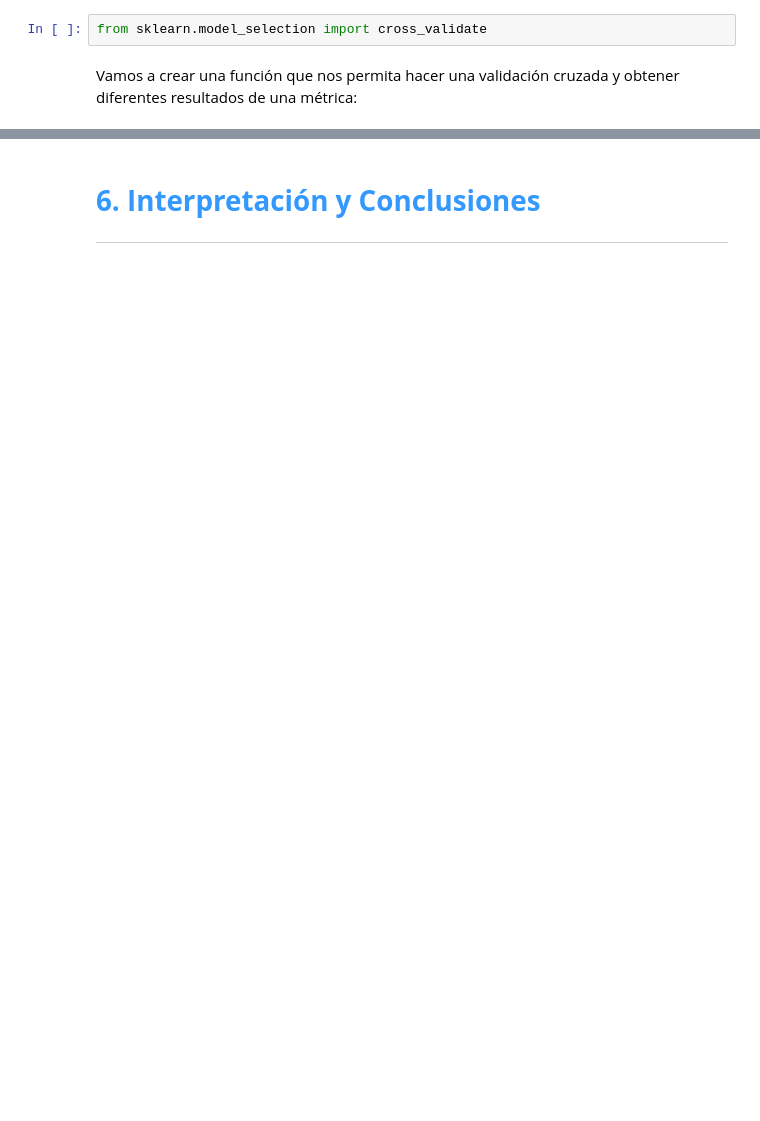
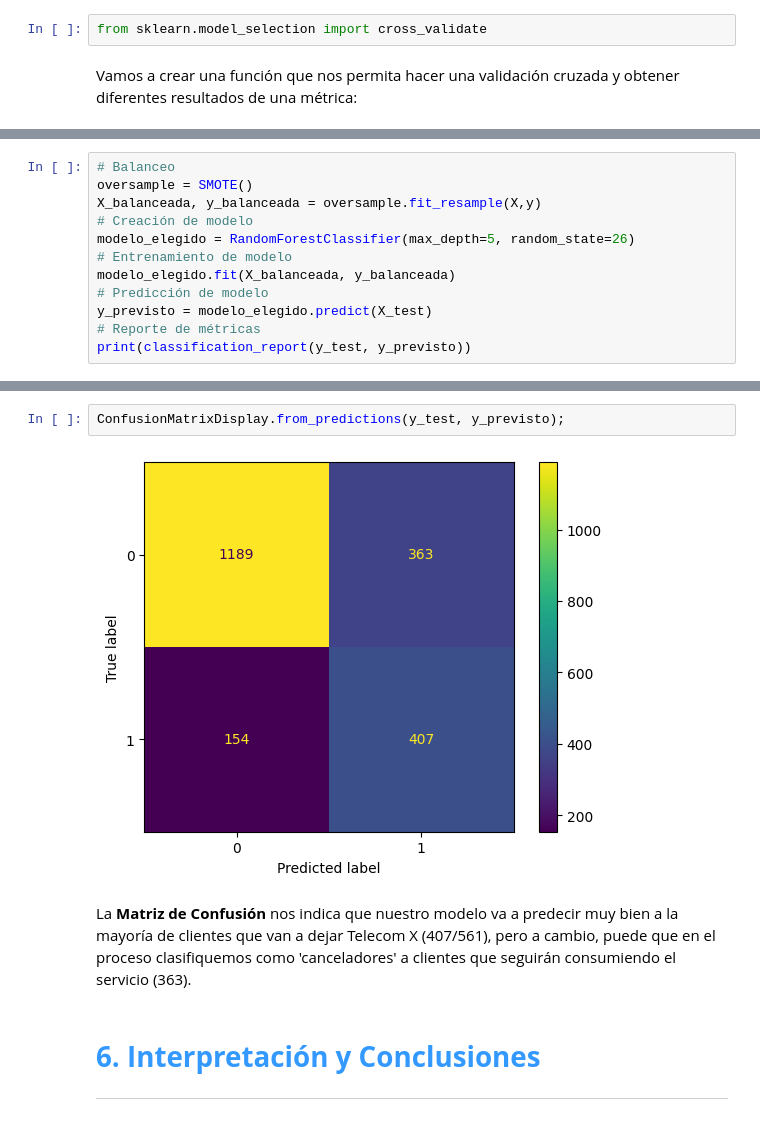
Before and after one commit to carloslozano-rg/challenge-telecom-x-parte-2-modelo-predictivo, a Jupyter notebook: Telecom_X_Modelo_Predictivo.ipynb, the cells around one changed output, grey strips where cells are left out. Cells and saved outputs as stored; diff of their text form; blank space fills up the shorter version.

Commit message:
feat: evaluar modelos con métricas.

```diff
--- a/Telecom_X_Modelo_Predictivo.ipynb
+++ b/Telecom_X_Modelo_Predictivo.ipynb
@@ -706,0 +813,12 @@ def evaluar_pipeline(pipeline, X, y, cv):
+# %%
+# Balanceo
+oversample = SMOTE()
+X_balanceada, y_balanceada = oversample.fit_resample(X,y)
+# Creación de modelo
+modelo_elegido = RandomForestClassifier(max_depth=5, random_state=26)
+# Entrenamiento de modelo
+modelo_elegido.fit(X_balanceada, y_balanceada)
+# Predicción de modelo
+y_previsto = modelo_elegido.predict(X_test)
+# Reporte de métricas
+print(classification_report(y_test, y_previsto))
@@ -707,3 +834,9 @@ def evaluar_pipeline(pipeline, X, y, cv):
+# %%
+ConfusionMatrixDisplay.from_predictions(y_test, y_previsto);
+# %% [output]
+[figure, added]
+# %% [markdown]
+La **Matriz de Confusión** nos indica que nuestro modelo va a predecir muy bien a la mayoría de clientes que van a dejar Telecom X (407/561), pero a cambio, puede que en el proceso clasifiquemos como 'canceladores' a clientes que seguirán consumiendo el servicio (363).
 # %% [markdown]
 # <strong><font color='#3399FF'>6. Interpretación y Conclusiones</font></strong>
 ---
```
Also changed, not shown: parts of 17 cells of this notebook.
